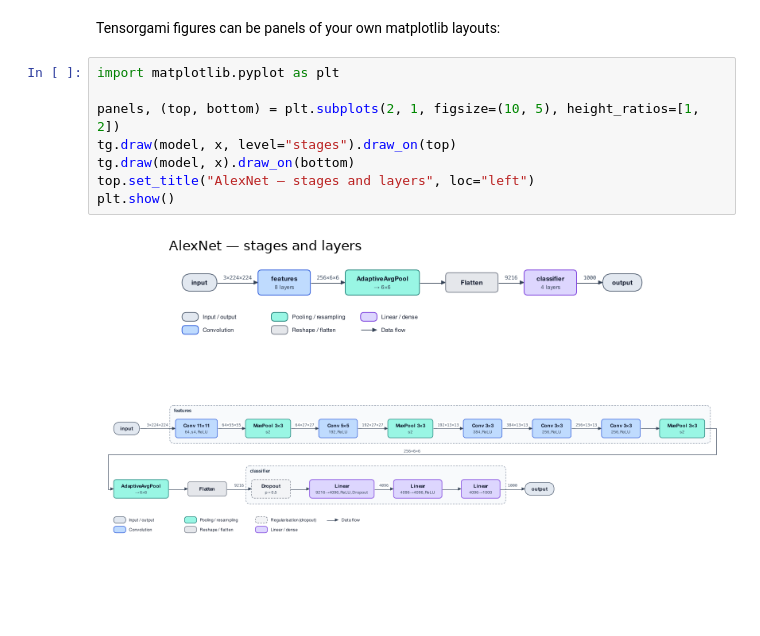
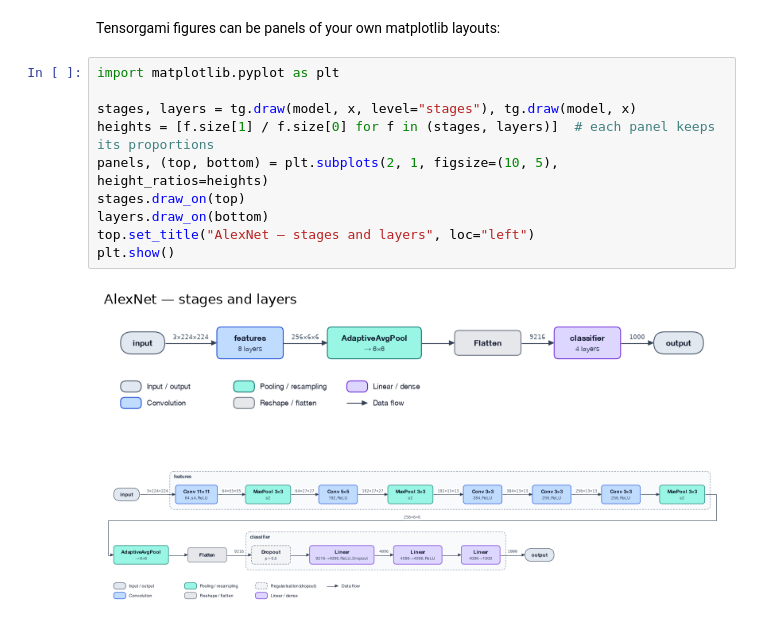
Before and after one commit to AndreiUtina/TensorGami, a Jupyter notebook: examples/alexnet.ipynb, the cells around one changed output. Drawn from its saved outputs; the diff is of its cells as text; blank space fills up the shorter version.

```diff
--- a/examples/alexnet.ipynb
+++ b/examples/alexnet.ipynb
@@ -32,10 +90,12 @@ Tensorgami figures can be panels of your own matplotlib layouts:
 # %%
 import matplotlib.pyplot as plt
 
-panels, (top, bottom) = plt.subplots(2, 1, figsize=(10, 5), height_ratios=[1, 2])
-tg.draw(model, x, level="stages").draw_on(top)
-tg.draw(model, x).draw_on(bottom)
+stages, layers = tg.draw(model, x, level="stages"), tg.draw(model, x)
+heights = [f.size[1] / f.size[0] for f in (stages, layers)]  # each panel keeps its proportions
+panels, (top, bottom) = plt.subplots(2, 1, figsize=(10, 5), height_ratios=heights)
+stages.draw_on(top)
+layers.draw_on(bottom)
 top.set_title("AlexNet — stages and layers", loc="left")
 plt.show()
 # %% [output]
-[figure, old version]
+[figure, new version]
```
Also changed, not shown: parts of 18 cells of this notebook.
